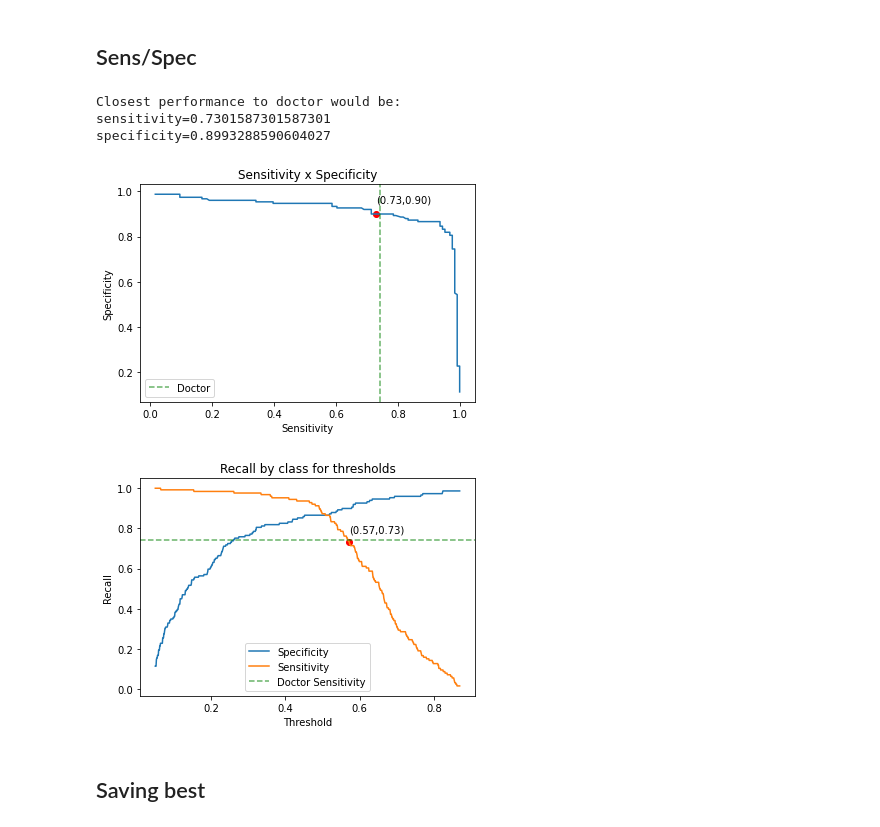
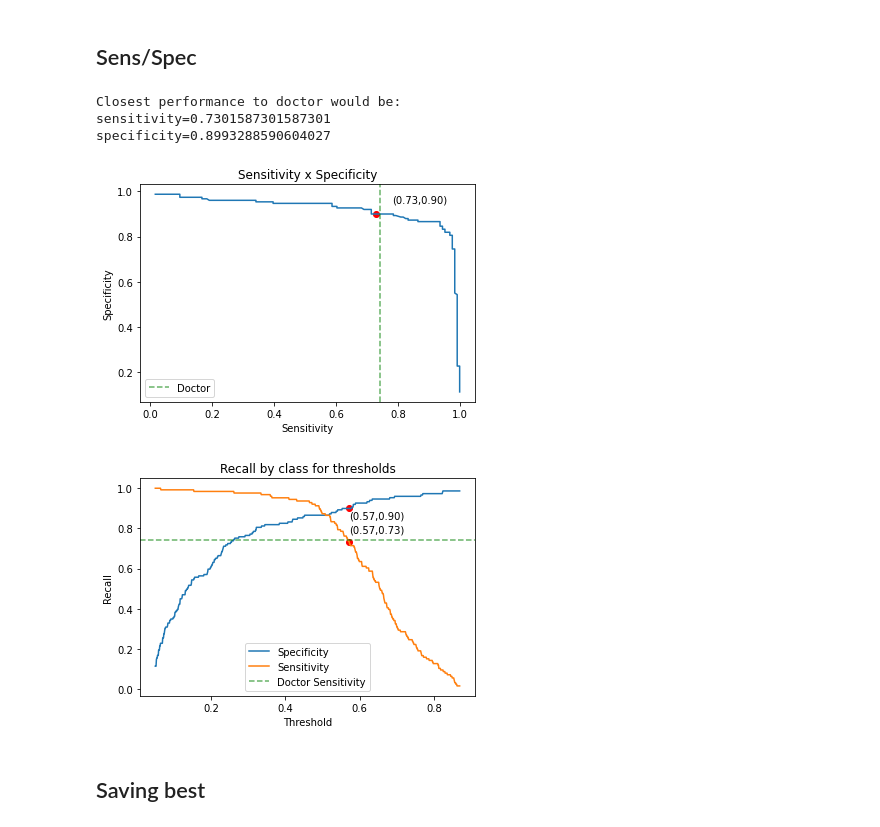
Before and after one commit to CEDipEngineering/ComputerAidedSkinCancerIdentificationAndDiagnosis, a Jupyter notebook: experiments/dip/model_stacking.ipynb, the cells around one changed output. Saved outputs shown, nothing was run; the diff lists cells and outputs as text; code cells hidden in the pictures.

Commit message:
SpecSens Rerun

```diff
--- a/experiments/dip/model_stacking.ipynb
+++ b/experiments/dip/model_stacking.ipynb
@@ -240,23 +247,4 @@ y_recall = ore.fit_transform(y_test.reshape(-1,1)).flatten()
 # %%
-# from sklearn.metrics import precision_recall_curve
-
-# preds_best = best_features_rfc.predict(x_test_features)
-
-# rep = classification_report(y_test, preds_best, output_dict=True)
-# print(rep['Cancer']['recall'], rep['Not']['recall'])
-
-
-def apply_threshold(thr, preds):
-    return ["Cancer" if i[0] > thr else "Not" for i in preds]
-preds_best_proba = best_features_rfc.predict_proba(x_test_features)
-
-res = list()
-for i in np.arange(0.05, 0.87, 0.001):
-    rep = classification_report(y_test, apply_threshold(i, preds_best_proba), output_dict=True)
-    sens, spec = rep['Cancer']['recall'], rep['Not']['recall']
-    res.append([i, sens, spec])
-res = np.array(res)
-
 thr = res[:,0]
 sensitivity = res[:,1]
 specificity = res[:,2]
@@ -266,35 +254,39 @@ s = sensitivity[i]
 while s > 0.734:
     i+=1
     s = sensitivity[i]
 print("Closest performance to doctor would be:\nsensitivity={}\nspecificity={}".format(sensitivity[i], specificity[i]))
 
+SIZE=(6,4)
+plt.figure(figsize=SIZE)
 plt.plot(sensitivity, specificity);
 plt.axvline(0.743, label="Doctor", c='g', alpha=0.6, ls='--')
 plt.title("Sensitivity x Specificity")
 plt.xlabel("Sensitivity")
 plt.ylabel("Specificity")
 plt.scatter(sensitivity[i], specificity[i], c='r')
 plt.annotate("({:.2f},{:.2f})".format(sensitivity[i], specificity[i]), (sensitivity[i]+0.05, specificity[i]+0.05))
 plt.legend(loc=3)
 plt.show()
 
+plt.figure(figsize=SIZE)
 plt.plot(thr, specificity,label='Specificity')
 plt.plot(thr, sensitivity,label='Sensitivity')
 plt.axhline(0.743, label="Doctor Sensitivity", c='g', alpha=0.6, ls='--')
 plt.title("Recall by class for thresholds")
 plt.xlabel("Threshold")
 plt.ylabel("Recall")
 plt.scatter(thr[i], sensitivity[i], c='r')
+plt.scatter(thr[i], specificity[i], c='r')
 plt.annotate("({:.2f},{:.2f})".format(thr[i], sensitivity[i]), (thr[i], sensitivity[i]+0.05))
 plt.annotate("({:.2f},{:.2f})".format(thr[i], specificity[i]), (thr[i], specificity[i]-0.05))
 plt.legend()
 plt.show();
 # %% [output]
 Closest performance to doctor would be:
 sensitivity=0.7301587301587301
 specificity=0.8993288590604027
-[figure, old version]
+[figure, new version]
-[figure, old version]
+[figure, new version]
 # %% [markdown]
 ## Saving best
 # %%
```
Also changed, not shown: parts of 2 cells of this notebook.
